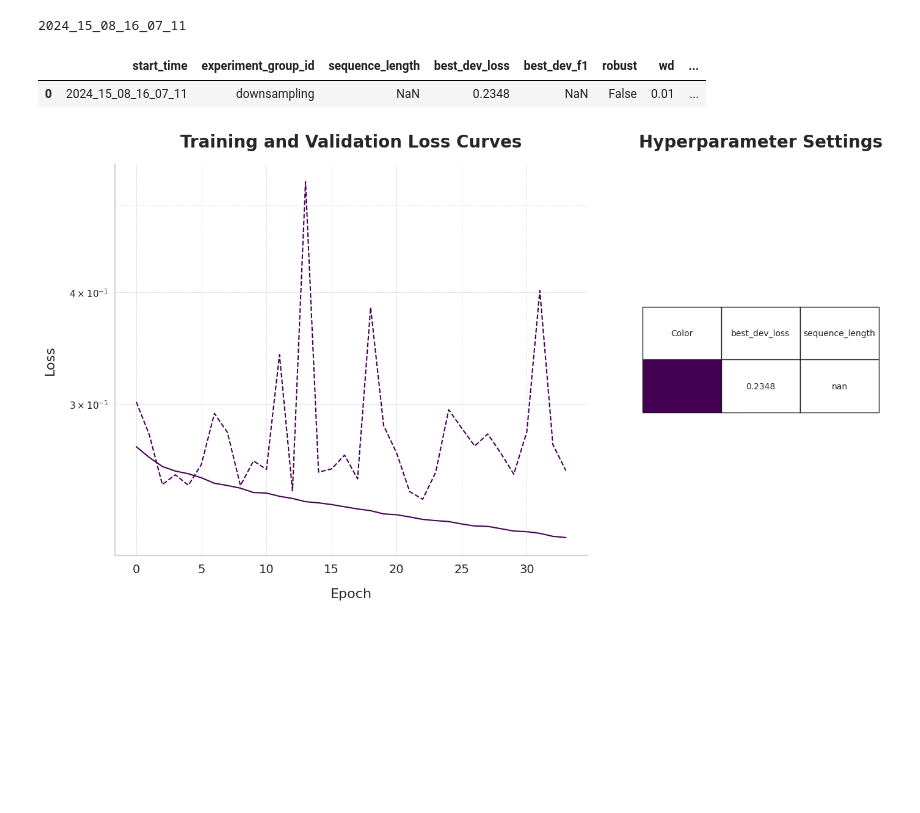
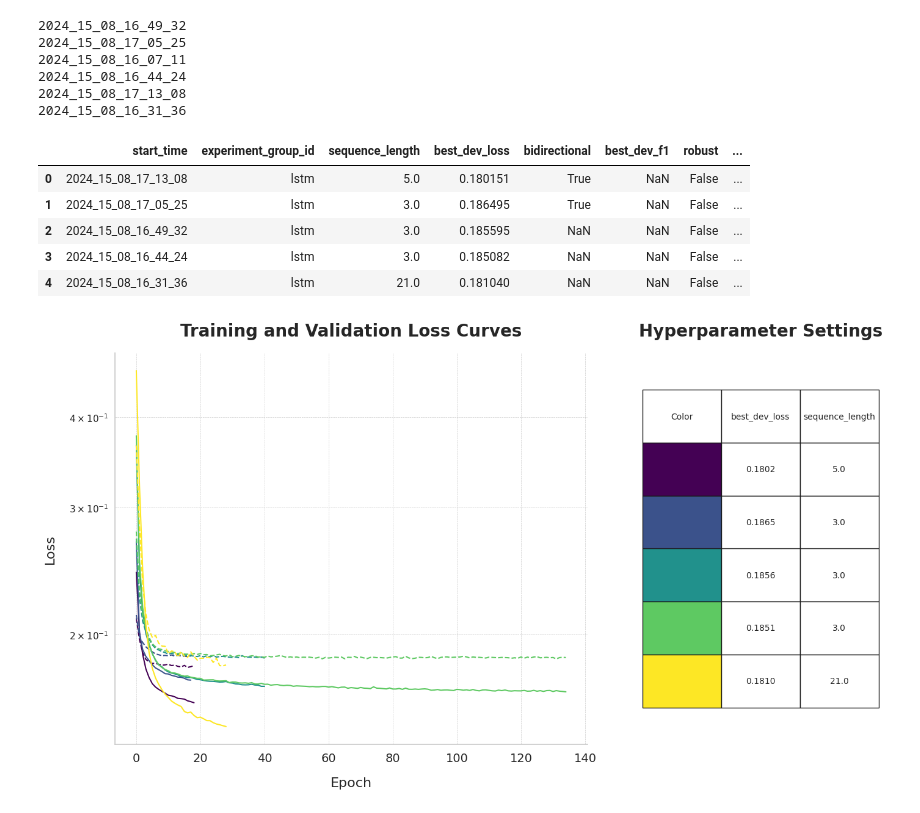
Before and after one commit to smithandrewk/sleep_ml, a Jupyter notebook: eval.ipynb, the cells around one changed output. Drawn from its saved outputs; the diff is of its cells as text; code cells hidden in the pictures; blank space fills up the shorter version.

Commit message:
handle bidirectional and stride

```diff
--- a/eval.ipynb
+++ b/eval.ipynb
@@ -1,27 +1,36 @@
 # %%
 from lib.ekyn import *
 from lib.env import *
 from sage.utils import *
 from sage.models import *
 from sklearn.metrics import ConfusionMatrixDisplay,f1_score
 import pandas as pd
 import os
 
 states = {}
 for experiment in os.listdir(f'{EXPERIMENTS_PATH}'):
     print(experiment)
-    state = torch.load(f'{EXPERIMENTS_PATH}/{experiment}/state.pt',weights_only=False)
+    state = torch.load(f'{EXPERIMENTS_PATH}/{experiment}/state.pt',map_location='cpu',weights_only=False)
     states[experiment] = state
-df = pd.DataFrame([states[experiment] for experiment in states],columns=['start_time','experiment_group_id','sequence_length','best_dev_loss','best_dev_f1','robust','wd','widthi','depthi','batch_size','early_stopping','execution_time','trainlossi','testlossi']).sort_values(by='start_time',ascending=False)
+df = pd.DataFrame([states[experiment] for experiment in states],columns=['start_time','experiment_group_id','sequence_length','best_dev_loss','bidirectional','best_dev_f1','robust','wd','widthi','depthi','batch_size','early_stopping','execution_time','trainlossi','testlossi']).sort_values(by='start_time',ascending=False)
 df.reset_index(drop=True,inplace=True)
 # plot_train_and_test_loss_in_plotly(df.loc[[18,17,16,15,9]])
-df = df.iloc[:5]
+df = df[df['experiment_group_id'] == 'lstm']
 display(df)
 plot_loss_curves(df,moving_window_length=1)
 # %% [output]
+2024_15_08_16_49_32
+2024_15_08_17_05_25
 2024_15_08_16_07_11
+2024_15_08_16_44_24
+2024_15_08_17_13_08
+2024_15_08_16_31_36
-|  | start_time | experiment_group_id | sequence_length | best_dev_loss | best_dev_f1 | robust | wd | ... |
-| 0 | 2024_15_08_16_07_11 | downsampling | NaN | 0.2348 | NaN | False | 0.01 | ... |
+|  | start_time | experiment_group_id | sequence_length | best_dev_loss | bidirectional | best_dev_f1 | robust | ... |
+| 0 | 2024_15_08_17_13_08 | lstm | 5.0 | 0.180151 | True | NaN | False | ... |
+| 1 | 2024_15_08_17_05_25 | lstm | 3.0 | 0.186495 | True | NaN | False | ... |
+| 2 | 2024_15_08_16_49_32 | lstm | 3.0 | 0.185595 | NaN | NaN | False | ... |
+| 3 | 2024_15_08_16_44_24 | lstm | 3.0 | 0.185082 | NaN | NaN | False | ... |
+| 4 | 2024_15_08_16_31_36 | lstm | 21.0 | 0.181040 | NaN | NaN | False | ... |
-[figure, old version]
+[figure, new version]
 # %%
 df.sort_values(by='best_dev_loss')
```
Also changed, not shown: parts of 2 cells of this notebook, 1 other file.
